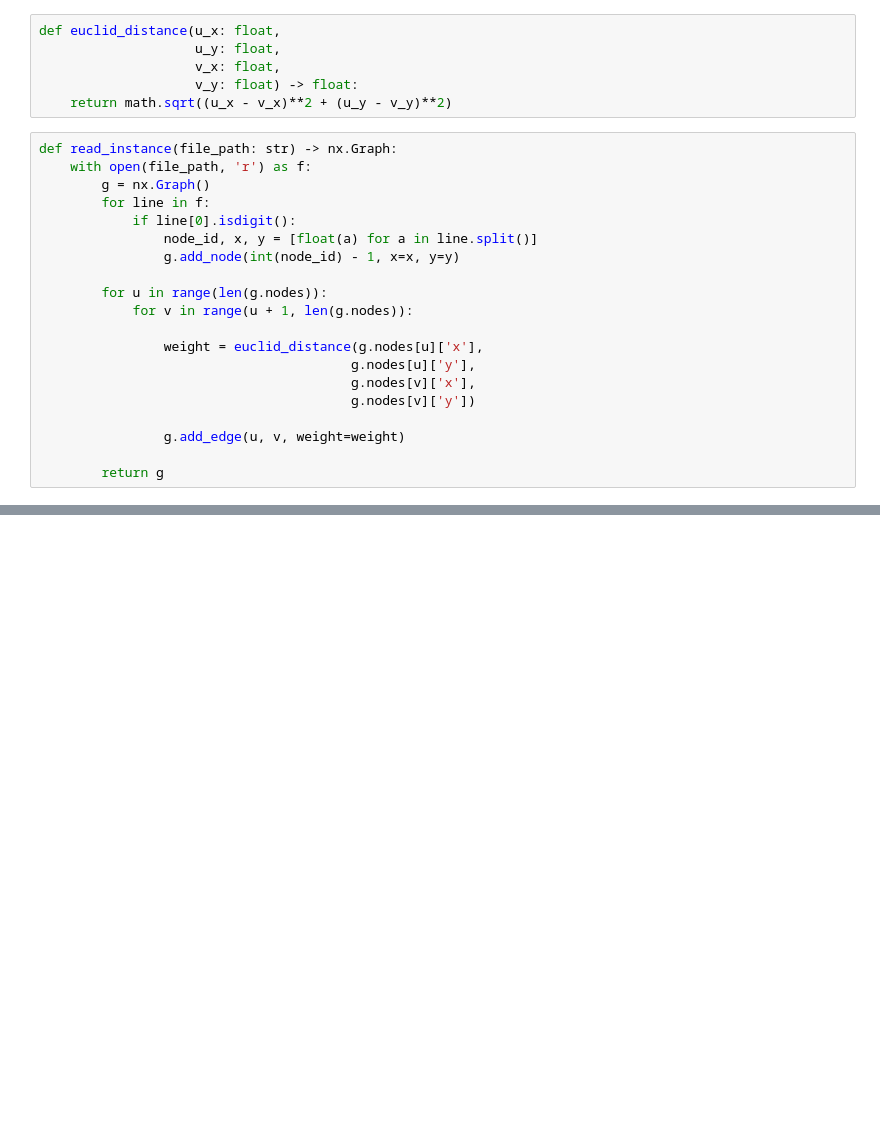
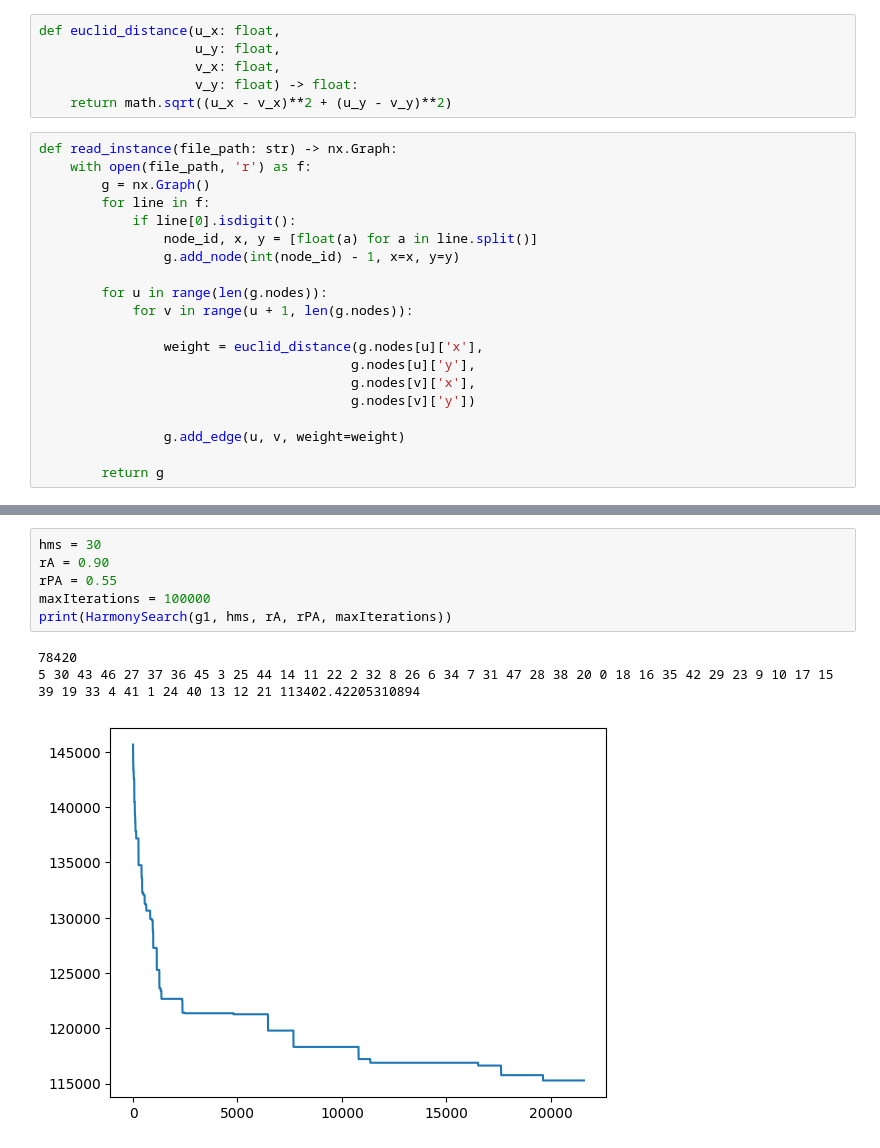
Before and after one commit to acvetkovic/Harmony, a Jupyter notebook: HarmonySearch.ipynb, the cells around one changed output, grey strips where cells are left out. Cells and saved outputs as stored; diff of their text form; blank space fills up the shorter version.

```diff
--- a/HarmonySearch.ipynb
+++ b/HarmonySearch.ipynb
@@ -149,0 +185,10 @@ def improvise(harmony : list) -> list:
+# %%
+hms = 30
+rA = 0.90
+rPA = 0.55
+maxIterations = 100000
+print(HarmonySearch(g1, hms, rA, rPA, maxIterations))
+# %% [output]
+78420
+5 30 43 46 27 37 36 45 3 25 44 14 11 22 2 32 8 26 6 34 7 31 47 28 38 20 0 18 16 35 42 29 23 9 10 17 15 39 19 33 4 41 1 24 40 13 12 21 113402.42205310894
+[figure, added]
```
Also changed, not shown: parts of 13 cells of this notebook, 1 other file.
